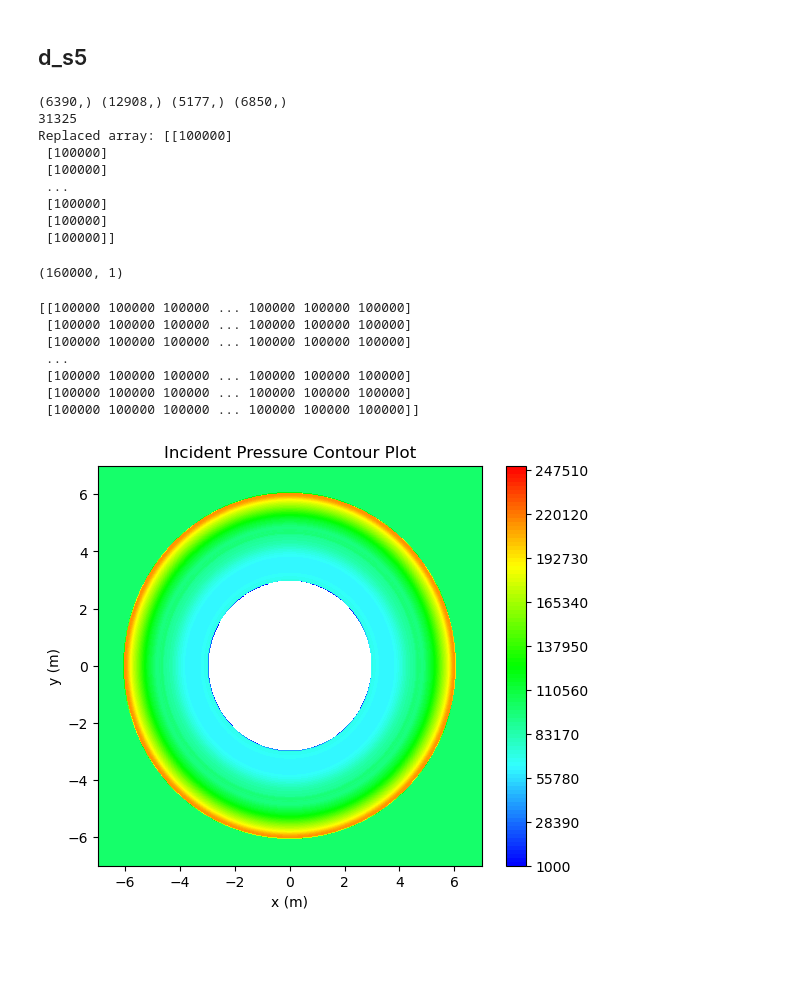
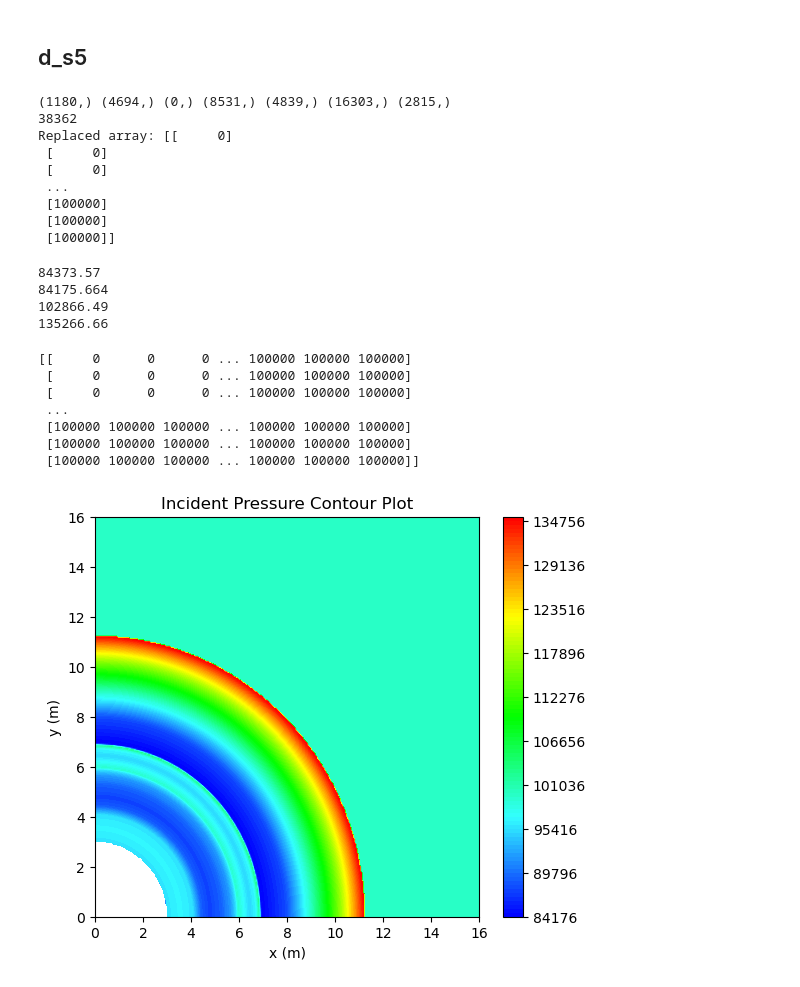
Before and after one commit to ChamodiWidanage/Pressure_history_2, a Jupyter notebook: Combined_Code_for_Contours.ipynb, the cells around one changed output. Drawn from its saved outputs; the diff is of its cells as text; code cells hidden in the pictures; blank space fills up the shorter version.

```diff
--- a/Combined_Code_for_Contours.ipynb
+++ b/Combined_Code_for_Contours.ipynb
@@ -77,6 +77,7 @@ d_s0 = d_s0.reshape(len (d_s0), 1)
 d_s1 = d_s1.reshape(len (d_s1), 1)
 d_s2 = d_s2.reshape(len (d_s2), 1)
 d_s3 = d_s3.reshape(len (d_s3), 1)
+d_s4 = d_s4.reshape(len (d_s4), 1)
 print ('0', d_s0.shape, '1', d_s1.shape, '2', d_s2.shape, '3',d_s3.shape, '4', d_s4.shape, '5', d_s5.shape)
 # %% [output]
 [] [] [] [] [] []
@@ -313,13 +236,13 @@ d_s2_n = d_s2_n.reshape(len (d_s2_n), 1)
 
 print ('d_s2_f', d_s2_f.shape)
 print ('d_s2_n', d_s2_n.shape)
-#print ('c_ph2', c_ph2.shape)
+print ('c_ph2', c_ph2.shape)
 
-#c_arr2_2 = np.concatenate ((c_m2, d_s2_f, c_t2, c_ph2), axis = 1)
-#c_arr2_2[:,0:3] = sc2.transform(c_arr2_2[:,0:3])
-#c_p2_f = ann2.predict(c_arr2_2)
-#c_p2_f = c_p2_f.flatten()
-#print (c_p2_f.shape)
+c_arr2_2 = np.concatenate ((c_m2, d_s2_f, c_t2, c_ph2), axis = 1)
+c_arr2_2[:,0:3] = sc2.transform(c_arr2_2[:,0:3])
+c_p2_f = ann2.predict(c_arr2_2)
+c_p2_f = c_p2_f.flatten()
+print (c_p2_f.shape)
 
 c_p2_n = np.repeat(100000, len(d_s2_n)).reshape(len(d_s2_n),1)
 c_p2_n = c_p2_n.flatten()
@@ -431,34 +479,43 @@ print (c_p5.shape)
 d_s0 = d_s0.flatten()
 d_s1_f = d_s1_f.flatten()
 d_s1_n = d_s1_n.flatten()
+d_s2_f = d_s2_f.flatten()
 d_s2_n = d_s2_n.flatten()
-#d_s2_f = d_s2_f.flatten()
+d_s3_n = d_s3_n.flatten()
+d_s4_n = d_s4_n.flatten()
 #d_s3 = d_s3.flatten()
 #d_s4 = d_s4.flatten()
 #d_s5 = d_s5.flatten()
-print (d_s0.shape, d_s1_f.shape, d_s1_n.shape, d_s2_n.shape)
+print (d_s0.shape, d_s1_f.shape, d_s1_n.shape, d_s2_f.shape, d_s2_n.shape, d_s3_n.shape, d_s4_n.shape)
 value_map = dict(zip(d_s0, c_p0))
 value_map.update(dict(zip(d_s1_f, c_p1_f)))
 value_map.update(dict(zip(d_s1_n, c_p1_n)))
-#value_map.update(dict(zip(d_s2_f, c_p2_f)))
+value_map.update(dict(zip(d_s2_f, c_p2_f)))
 value_map.update(dict(zip(d_s2_n, c_p2_n)))
-#value_map.update(dict(zip(d_s3, c_p3)))
-#value_map.update(dict(zip(d_s4, c_p4)))
+value_map.update(dict(zip(d_s3_n, c_p3_n)))
+value_map.update(dict(zip(d_s4_n, c_p4_n)))
 #value_map.update(dict(zip(d_s5, c_p5)))
 print (len(value_map))
 original_replaced = np.vectorize(value_map.get)(c_d)
 print("Replaced array:", original_replaced)
 # %% [output]
-(6390,) (12908,) (5177,) (6850,)
-31325
-Replaced array: [[100000]
- [100000]
- [100000]
+(1180,) (4694,) (0,) (8531,) (4839,) (16303,) (2815,)
+38362
+Replaced array: [[     0]
+ [     0]
+ [     0]
  ...
  [100000]
  [100000]
  [100000]]
 # %%
-print (original_replaced.shape)
+print (min(c_p1_f))
+print (min(c_p2_f))
+
+print (max(c_p1_f))
+print (max(c_p2_f))
 # %% [output]
-(160000, 1)
+84373.57
+84175.664
+102866.49
+135266.66
@@ -476,10 +522,10 @@ for index, (c_pressure,  c_arrival, c_end) in enumerate(zip(c_p, arrival_time, e
 # %%
-c_p = original_replaced.reshape(400, 400)
+c_p = original_replaced.reshape(320, 320)
 print (c_p)
 # %% [output]
-[[100000 100000 100000 ... 100000 100000 100000]
- [100000 100000 100000 ... 100000 100000 100000]
- [100000 100000 100000 ... 100000 100000 100000]
+[[     0      0      0 ... 100000 100000 100000]
+ [     0      0      0 ... 100000 100000 100000]
+ [     0      0      0 ... 100000 100000 100000]
  ...
  [100000 100000 100000 ... 100000 100000 100000]
  [100000 100000 100000 ... 100000 100000 100000]
@@ -499,33 +545,33 @@ cdict = {'red': ((0.0, 0.0, 0.0),
                  (0.5, 0.0, 0.0),
                  (0.75, 1.0, 1.0),
                  (1.0, 1.0, 1.0)),
         'green':((0.0, 0.0, 0.0),
                  (0.25, 1.0, 1.0),
                  (0.5, 1.0, 1.0),
                  (0.75, 1.0, 1.0),
                  (1.0, 0.0, 0.0)),
         'blue': ((0.0, 1.0, 1.0),
                  (0.25, 1.0, 1.0),
                  (0.5, 0.0, 0.0),
                  (0.75, 0.0, 0.0),
                  (1.0, 0.0, 0.0))}
 my_cmap = matplotlib.colors.LinearSegmentedColormap('my_colormap',cdict,256)
 
 #rng = np.random.default_rng()
 #points = rng.random((1000, 2))
 
 #c_p_interpolate = griddata(points, c_p, (X,Y), method = 'linear')
 
 fig = plt.figure(figsize=(6,5))
 left, bottom, width, height = 0.1, 0.1, 0.8, 0.8
 ax = fig.add_axes([left, bottom, width, height])
-levels = np.linspace(1000, 250000, 101)
-cp = plt.contourf(X, Y, c_p,levels = levels, cmap = my_cmap) # c_p_interpolate
+levels = np.linspace(min(c_p2_f), max(c_p2_f), 101)
+cp = plt.contourf(X, Y, c_p, levels= levels, cmap = my_cmap) # c_p_interpolate
 plt.colorbar(cp)
 
 ax.set_title('Incident Pressure Contour Plot')
 ax.set_xlabel('x (m)')
 ax.set_ylabel('y (m)')
 plt.show()
 # %% [output]
-[figure, old version]
+[figure, new version]
```
Also changed, not shown: parts of 17 cells of this notebook, 12 other files.
